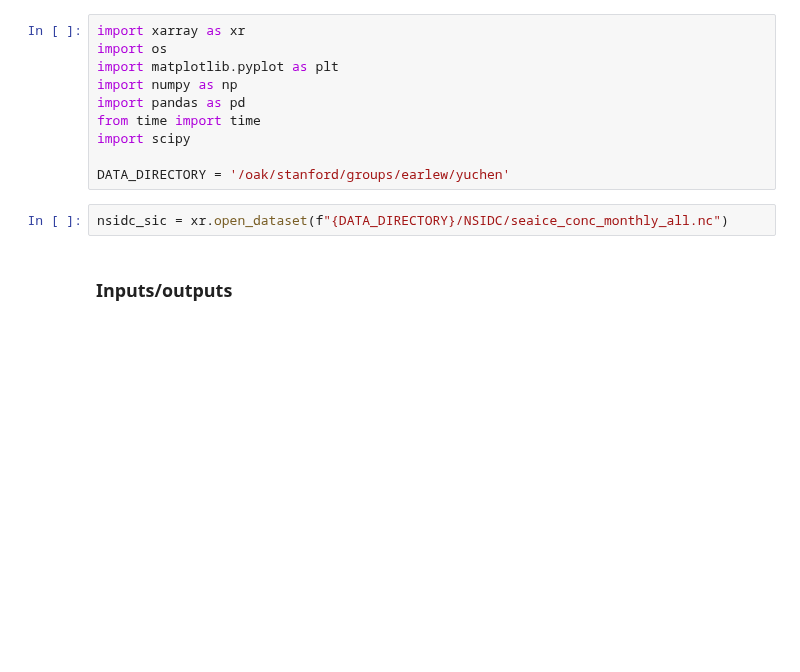
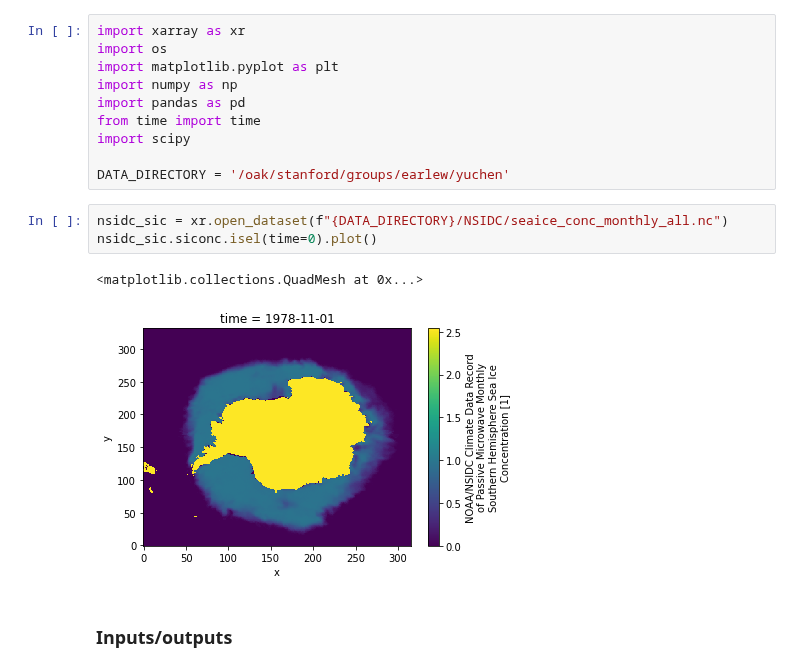
Before and after one commit to ychnli/sicpred, a Jupyter notebook: notebooks/prepdata.ipynb, the cells around one changed output. Saved outputs shown, nothing was run; the diff lists cells and outputs as text; blank space fills up the shorter version.

```diff
--- a/notebooks/prepdata.ipynb
+++ b/notebooks/prepdata.ipynb
@@ -10,6 +10,10 @@ import scipy
 DATA_DIRECTORY = '/oak/stanford/groups/earlew/yuchen'
 # %%
 nsidc_sic = xr.open_dataset(f"{DATA_DIRECTORY}/NSIDC/seaice_conc_monthly_all.nc")
+nsidc_sic.siconc.isel(time=0).plot()
+# %% [output]
+<matplotlib.collections.QuadMesh at 0x...>
+[figure, added]
 # %% [markdown]
 ### Inputs/outputs
 # %%
```
Also changed, not shown: 2 other files.
